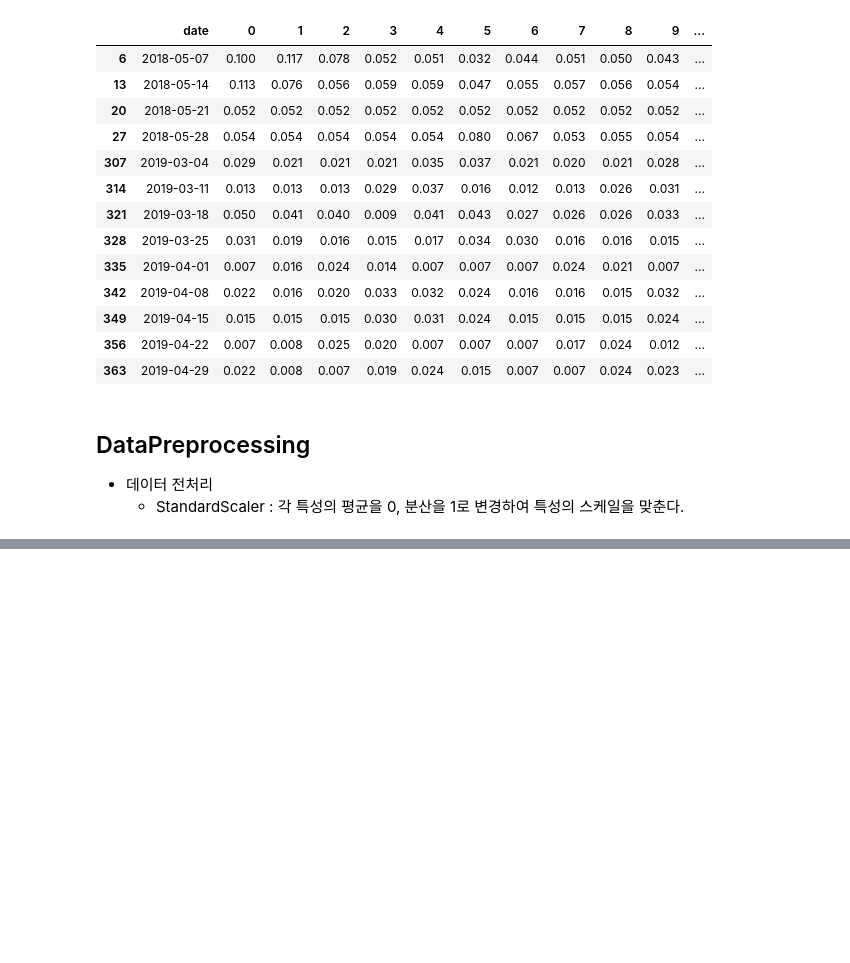
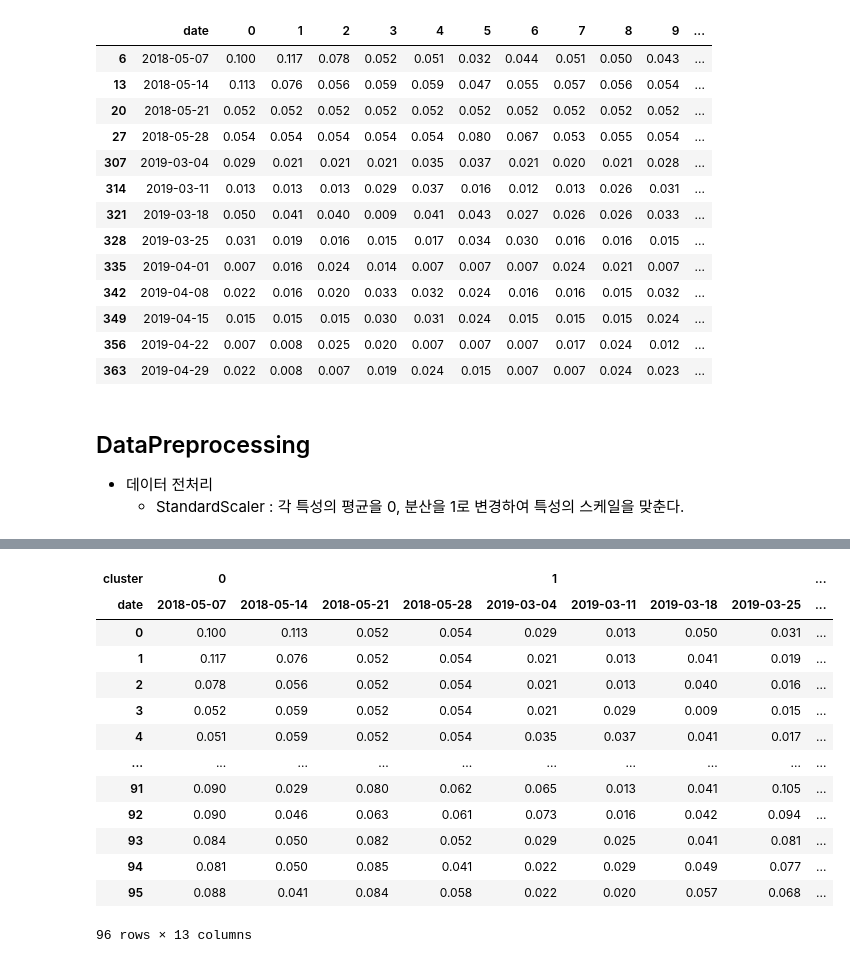
Before and after one commit to formegusto/pattern-recognition, a Jupyter notebook: 03.houself_clustering.ipynb, the cells around one changed output, grey strips where cells are left out. Drawn from its saved outputs; the diff is of its cells as text; code cells hidden in the pictures; blank space fills up the shorter version.

```diff
--- a/03.houself_clustering.ipynb
+++ b/03.houself_clustering.ipynb
@@ -288,0 +283,17 @@ plt.show()
+# %%
+tsCheck
+# %% [output]
+| cluster | 0 |  |  |  | 1 |  |  |  | ... |
+| date | 2018-05-07 | 2018-05-14 | 2018-05-21 | 2018-05-28 | 2019-03-04 | 2019-03-11 | 2019-03-18 | 2019-03-25 | ... |
+| 0 | 0.100 | 0.113 | 0.052 | 0.054 | 0.029 | 0.013 | 0.050 | 0.031 | ... |
+| 1 | 0.117 | 0.076 | 0.052 | 0.054 | 0.021 | 0.013 | 0.041 | 0.019 | ... |
+| 2 | 0.078 | 0.056 | 0.052 | 0.054 | 0.021 | 0.013 | 0.040 | 0.016 | ... |
+| 3 | 0.052 | 0.059 | 0.052 | 0.054 | 0.021 | 0.029 | 0.009 | 0.015 | ... |
+| 4 | 0.051 | 0.059 | 0.052 | 0.054 | 0.035 | 0.037 | 0.041 | 0.017 | ... |
+| ... | ... | ... | ... | ... | ... | ... | ... | ... | ... |
+| 91 | 0.090 | 0.029 | 0.080 | 0.062 | 0.065 | 0.013 | 0.041 | 0.105 | ... |
+| 92 | 0.090 | 0.046 | 0.063 | 0.061 | 0.073 | 0.016 | 0.042 | 0.094 | ... |
+| 93 | 0.084 | 0.050 | 0.082 | 0.052 | 0.029 | 0.025 | 0.041 | 0.081 | ... |
+| 94 | 0.081 | 0.050 | 0.085 | 0.041 | 0.022 | 0.029 | 0.049 | 0.077 | ... |
+| 95 | 0.088 | 0.041 | 0.084 | 0.058 | 0.022 | 0.020 | 0.057 | 0.068 | ... |
+96 rows × 13 columns
```
Also changed, not shown: parts of 29 cells of this notebook.
